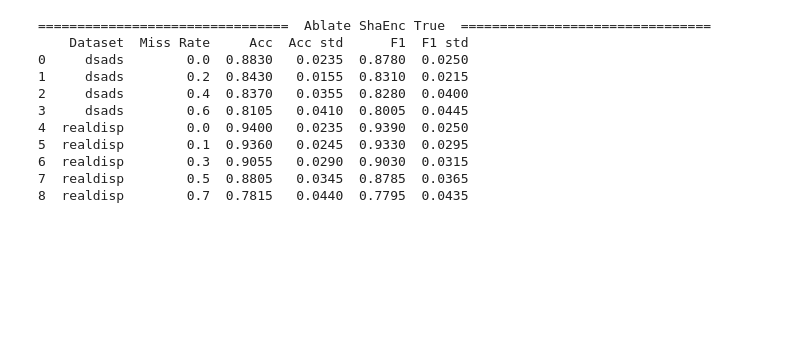
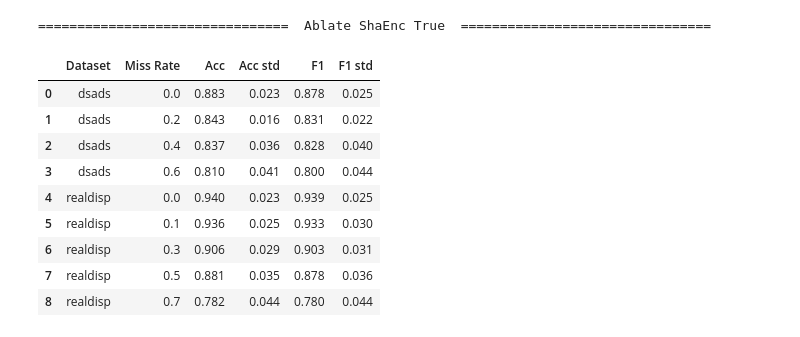
Before and after one commit to probstlukas/shaspec-har, a Jupyter notebook: extract_results.ipynb, the cells around one changed output. Drawn from its saved outputs; the diff is of its cells as text; code cells hidden in the pictures; blank space fills up the shorter version.

```diff
--- a/extract_results.ipynb
+++ b/extract_results.ipynb
@@ -199,17 +196,17 @@ print(df_ablate_missing_gen)
 # %%
 df_ablate_shaenc = filter_and_process_df(df_results, True, False)
 df_ablate_shaenc.to_csv("results_ablate_shaenc.csv", index=False)
 print("=" * 32, " Ablate ShaEnc True ", "=" * 32)
-print(df_ablate_shaenc)
+df_ablate_shaenc
 # %% [output]
 ================================  Ablate ShaEnc True  ================================
-    Dataset  Miss Rate     Acc  Acc std      F1  F1 std
-0     dsads        0.0  0.8830   0.0235  0.8780  0.0250
-1     dsads        0.2  0.8430   0.0155  0.8310  0.0215
-2     dsads        0.4  0.8370   0.0355  0.8280  0.0400
-3     dsads        0.6  0.8105   0.0410  0.8005  0.0445
-4  realdisp        0.0  0.9400   0.0235  0.9390  0.0250
-5  realdisp        0.1  0.9360   0.0245  0.9330  0.0295
-6  realdisp        0.3  0.9055   0.0290  0.9030  0.0315
-7  realdisp        0.5  0.8805   0.0345  0.8785  0.0365
-8  realdisp        0.7  0.7815   0.0440  0.7795  0.0435
+|  | Dataset | Miss Rate | Acc | Acc std | F1 | F1 std |
+| 0 | dsads | 0.0 | 0.883 | 0.023 | 0.878 | 0.025 |
+| 1 | dsads | 0.2 | 0.843 | 0.016 | 0.831 | 0.022 |
+| 2 | dsads | 0.4 | 0.837 | 0.036 | 0.828 | 0.040 |
+| 3 | dsads | 0.6 | 0.810 | 0.041 | 0.800 | 0.044 |
+| 4 | realdisp | 0.0 | 0.940 | 0.023 | 0.939 | 0.025 |
+| 5 | realdisp | 0.1 | 0.936 | 0.025 | 0.933 | 0.030 |
+| 6 | realdisp | 0.3 | 0.906 | 0.029 | 0.903 | 0.031 |
+| 7 | realdisp | 0.5 | 0.881 | 0.035 | 0.878 | 0.036 |
+| 8 | realdisp | 0.7 | 0.782 | 0.044 | 0.780 | 0.044 |
```
Also changed, not shown: parts of 4 cells of this notebook, 1 other file.
